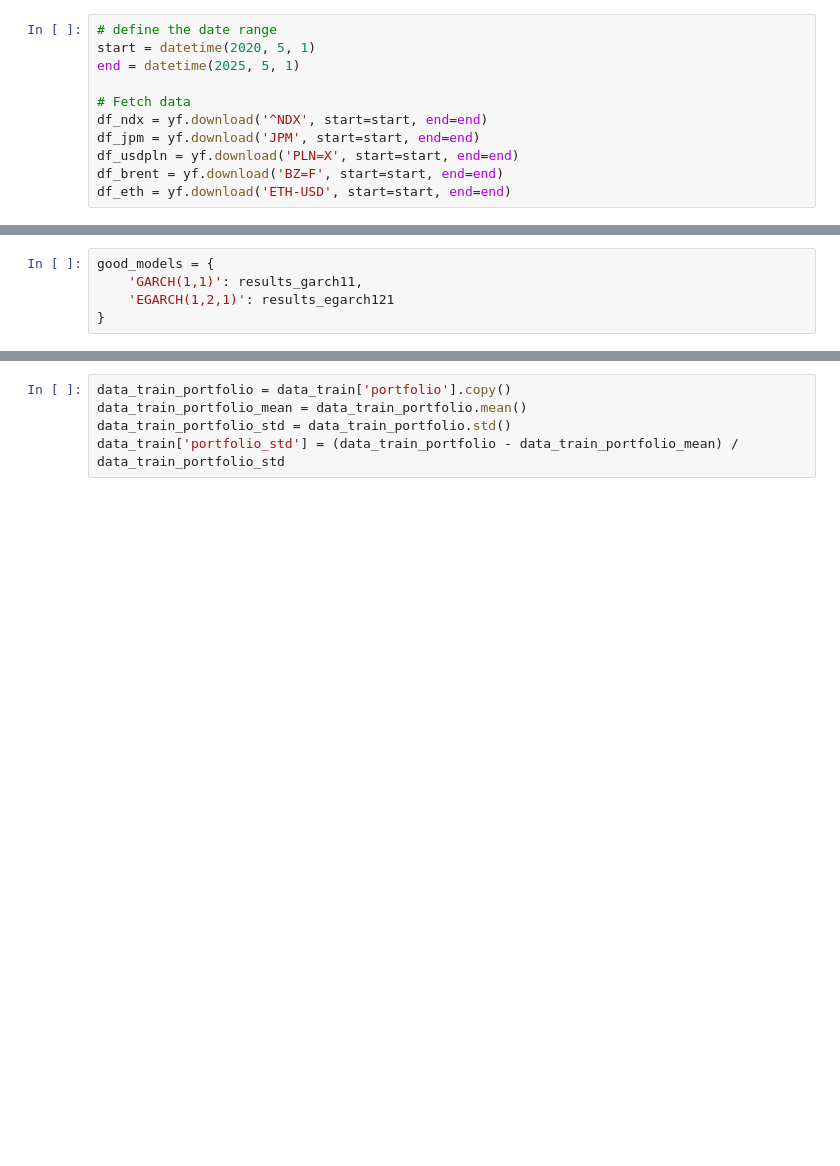
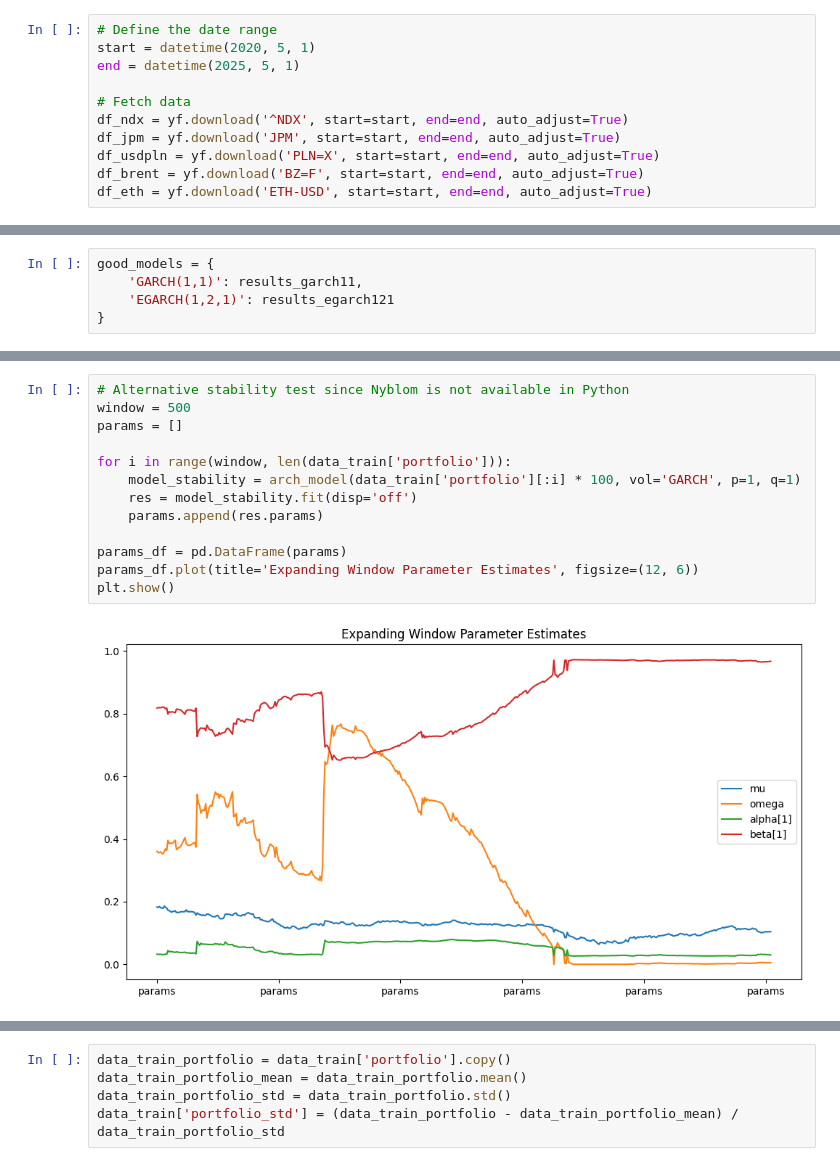
Before and after one commit to jakub-filon/VaR_GARCH, a Jupyter notebook: notebook.ipynb, the cells around one changed output, grey strips where cells are left out. Cells and saved outputs as stored; diff of their text form; blank space fills up the shorter version.

Commit message:
Final adjustments for grading

```diff
--- a/notebook.ipynb
+++ b/notebook.ipynb
@@ -13,15 +15,15 @@ from datetime import datetime
 pd.set_option('display.max_columns', None)
 # %%
-# define the date range
+# Define the date range
 start = datetime(2020, 5, 1)
 end = datetime(2025, 5, 1)
 
 # Fetch data
-df_ndx = yf.download('^NDX', start=start, end=end)
-df_jpm = yf.download('JPM', start=start, end=end)
-df_usdpln = yf.download('PLN=X', start=start, end=end)
-df_brent = yf.download('BZ=F', start=start, end=end)
-df_eth = yf.download('ETH-USD', start=start, end=end)
+df_ndx = yf.download('^NDX', start=start, end=end, auto_adjust=True)
+df_jpm = yf.download('JPM', start=start, end=end, auto_adjust=True)
+df_usdpln = yf.download('PLN=X', start=start, end=end, auto_adjust=True)
+df_brent = yf.download('BZ=F', start=start, end=end, auto_adjust=True)
+df_eth = yf.download('ETH-USD', start=start, end=end, auto_adjust=True)
 # %% [output]
 [*********************100%***********************]  1 of 1 completed
 [*********************100%***********************]  1 of 1 completed
@@ -782,0 +786,15 @@ garch_model_diagnostics(good_models)
+# %%
+# Alternative stability test since Nyblom is not available in Python
+window = 500
+params = []
+
+for i in range(window, len(data_train['portfolio'])):
+    model_stability = arch_model(data_train['portfolio'][:i] * 100, vol='GARCH', p=1, q=1)
+    res = model_stability.fit(disp='off')
+    params.append(res.params)
+
+params_df = pd.DataFrame(params)
+params_df.plot(title='Expanding Window Parameter Estimates', figsize=(12, 6))
+plt.show()
+# %% [output]
+[figure, added]
```
Also changed, not shown: parts of 60 cells of this notebook.
